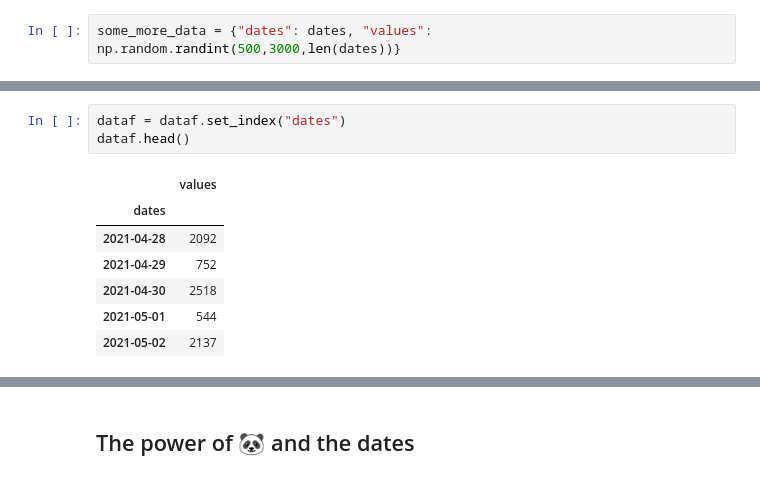
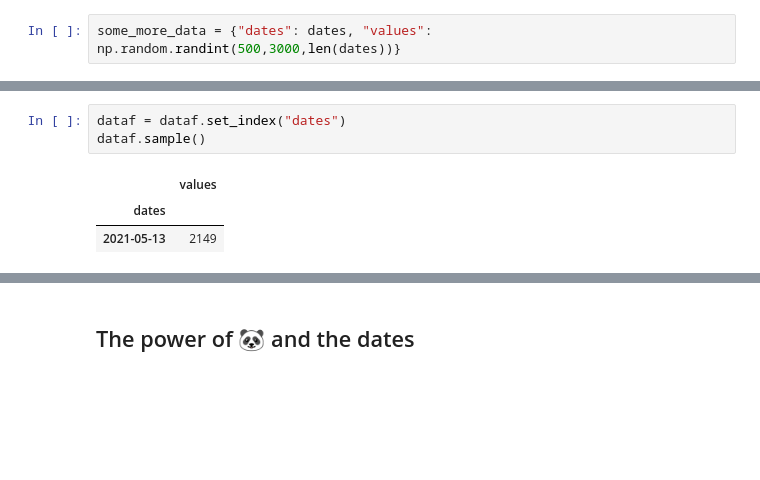
Before and after one commit to VeniceHartwell/lectures, a Jupyter notebook: week-7/02 - Time series.ipynb, the cells around one changed output, grey strips where cells are left out. Cells and saved outputs as stored; diff of their text form; blank space fills up the shorter version.

```diff
--- a/week-7/02 - Time series.ipynb
+++ b/week-7/02 - Time series.ipynb
@@ -176,14 +199,10 @@ dataf.head()
 # %%
 dataf = dataf.set_index("dates")
-dataf.head()
+dataf.sample()
 # %% [output]
 |  | values |
 | dates |  |
-| 2021-04-28 | 2092 |
-| 2021-04-29 | 752 |
-| 2021-04-30 | 2518 |
-| 2021-05-01 | 544 |
-| 2021-05-02 | 2137 |
+| 2021-05-13 | 2149 |
 # %%
 df.plot()
 # %% [output]
```
Also changed, not shown: parts of 16 cells of this notebook.
